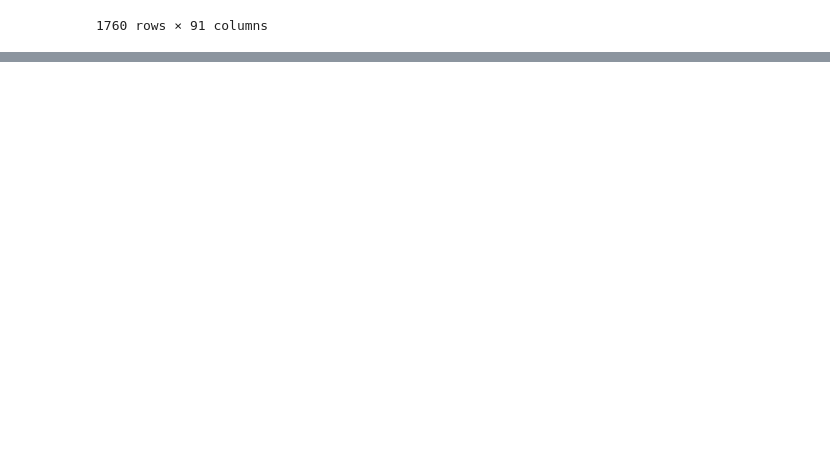
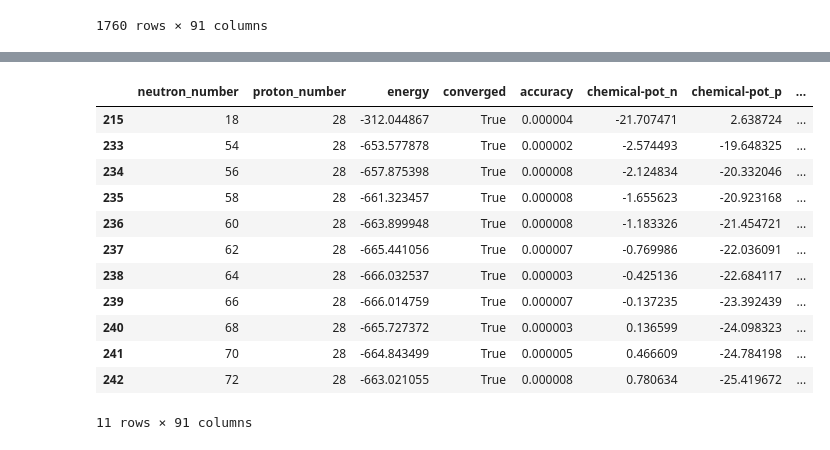
Before and after one commit to MAtthewCrow12/CrowleyDLP, a Jupyter notebook: overlaps_example.ipynb, the cells around one changed output, grey strips where cells are left out. Saved outputs shown, nothing was run; the diff lists cells and outputs as text; code cells hidden in the pictures; blank space fills up the shorter version.

```diff
--- a/overlaps_example.ipynb
+++ b/overlaps_example.ipynb
@@ -465,0 +545,16 @@ The ideal feature would have a large overlap so that there's no nuclei where the
+# %%
+Ni_theory#.columns
+# %% [output]
+|  | neutron_number | proton_number | energy | converged | accuracy | chemical-pot_n | chemical-pot_p | ... |
+| 215 | 18 | 28 | -312.044867 | True | 0.000004 | -21.707471 | 2.638724 | ... |
+| 233 | 54 | 28 | -653.577878 | True | 0.000002 | -2.574493 | -19.648325 | ... |
+| 234 | 56 | 28 | -657.875398 | True | 0.000008 | -2.124834 | -20.332046 | ... |
+| 235 | 58 | 28 | -661.323457 | True | 0.000008 | -1.655623 | -20.923168 | ... |
+| 236 | 60 | 28 | -663.899948 | True | 0.000008 | -1.183326 | -21.454721 | ... |
+| 237 | 62 | 28 | -665.441056 | True | 0.000007 | -0.769986 | -22.036091 | ... |
+| 238 | 64 | 28 | -666.032537 | True | 0.000003 | -0.425136 | -22.684117 | ... |
+| 239 | 66 | 28 | -666.014759 | True | 0.000007 | -0.137235 | -23.392439 | ... |
+| 240 | 68 | 28 | -665.727372 | True | 0.000003 | 0.136599 | -24.098323 | ... |
+| 241 | 70 | 28 | -664.843499 | True | 0.000005 | 0.466609 | -24.784198 | ... |
+| 242 | 72 | 28 | -663.021055 | True | 0.000008 | 0.780634 | -25.419672 | ... |
+11 rows × 91 columns
```
Also changed, not shown: parts of 40 cells of this notebook, 2 other files.
